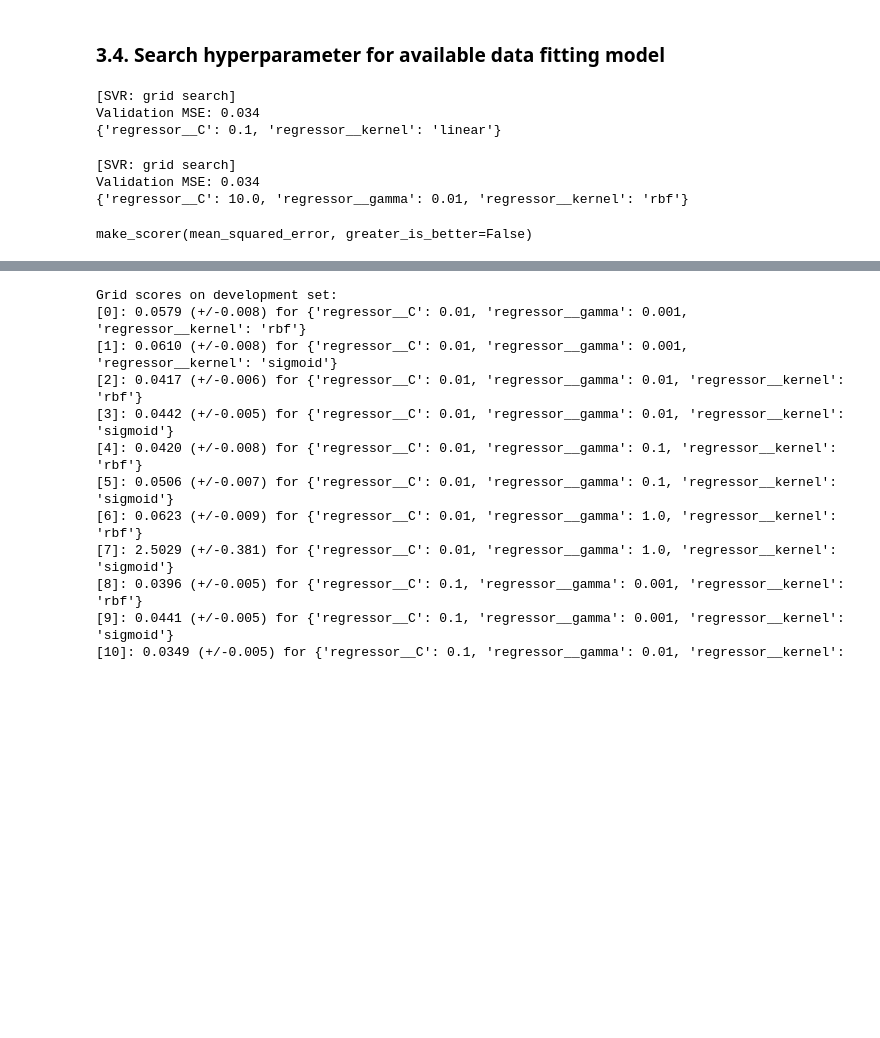
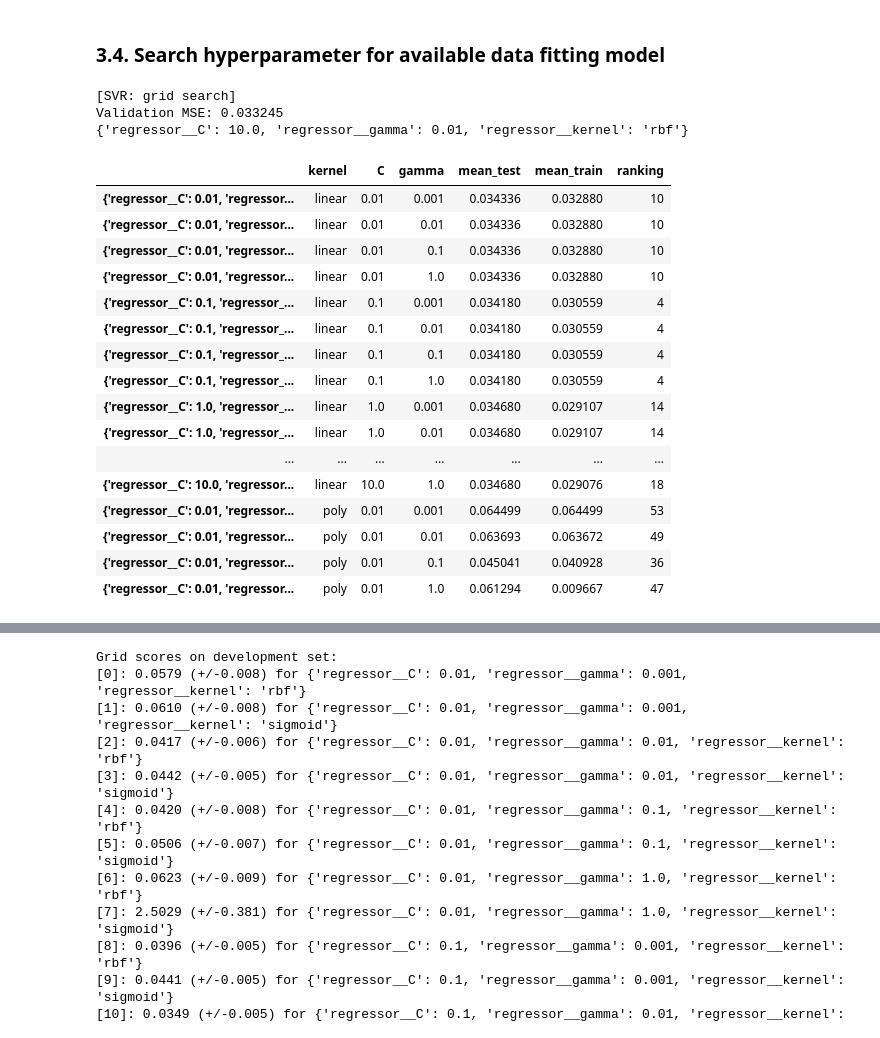
Before and after one commit to dagngyen/hcmus_23-24_coursesra-courses-analysis, a Jupyter notebook: Phase 2: Building model/svm-sigmoid copy.ipynb, the cells around one changed output, grey strips where cells are left out. Cells and saved outputs as stored; diff of their text form; code cells hidden in the pictures; blank space fills up the shorter version.

```diff
--- a/Phase 2: Building model/svm-sigmoid copy.ipynb
+++ b/Phase 2: Building model/svm-sigmoid copy.ipynb
@@ -197,20 +178,37 @@ gs = gs.fit(X_train, y_train)
 # %%
 print('[SVR: grid search]')
-print('Validation MSE: %.3f' % -gs.best_score_)  # Print as positive MSE # Common regression metric
-print(gs.best_params_)
+print('Validation MSE: %.6f' % -reg_gs.best_score_)  # Print as positive MSE # Common regression metric
+print(reg_gs.best_params_)
 # %% [output]
 [SVR: grid search]
-Validation MSE: 0.034
-{'regressor__C': 0.1, 'regressor__kernel': 'linear'}
+Validation MSE: 0.033245
+{'regressor__C': 10.0, 'regressor__gamma': 0.01, 'regressor__kernel': 'rbf'}
-# %%
-print('[SVR: grid search]')
-print('Validation MSE: %.3f' % -gs.best_score_)  # Print as positive MSE # Common regression metric
-print(gs_spe.best_params_)
-# %% [output]
-[SVR: grid search]
-Validation MSE: 0.034
-{'regressor__C': 10.0, 'regressor__gamma': 0.01, 'regressor__kernel': 'rbf'}
-# %%
-gs.cv_results_
-# %% [output]
-make_scorer(mean_squared_error, greater_is_better=False)
+# %%
+# Get scoring values of ref_gs
+recording_df = pd.DataFrame({'kernel':np.ma.getdata(reg_gs.cv_results_['param_regressor__kernel']),
+                             'C':np.ma.getdata(reg_gs.cv_results_['param_regressor__C']),
+                             'gamma':np.ma.getdata(reg_gs.cv_results_['param_regressor__gamma']),
+                             'mean_test':['{:f}'.format(item) for item in -reg_gs.cv_results_['mean_test_score'].round(6)],
+                             'mean_train':['{:f}'.format(item) for item in -reg_gs.cv_results_['mean_train_score'].round(6)],
+                             'ranking':reg_gs.cv_results_['rank_test_score']},
+                            index=reg_gs.cv_results_['params'])\
+                                .sort_values(by=['kernel', 'C', 'gamma'], ascending=[True, True, True])
+recording_df.head(20)
+# %% [output]
+|  | kernel | C | gamma | mean_test | mean_train | ranking |
+| {'regressor__C': 0.01, 'regressor... | linear | 0.01 | 0.001 | 0.034336 | 0.032880 | 10 |
+| {'regressor__C': 0.01, 'regressor... | linear | 0.01 | 0.01 | 0.034336 | 0.032880 | 10 |
+| {'regressor__C': 0.01, 'regressor... | linear | 0.01 | 0.1 | 0.034336 | 0.032880 | 10 |
+| {'regressor__C': 0.01, 'regressor... | linear | 0.01 | 1.0 | 0.034336 | 0.032880 | 10 |
+| {'regressor__C': 0.1, 'regressor_... | linear | 0.1 | 0.001 | 0.034180 | 0.030559 | 4 |
+| {'regressor__C': 0.1, 'regressor_... | linear | 0.1 | 0.01 | 0.034180 | 0.030559 | 4 |
+| {'regressor__C': 0.1, 'regressor_... | linear | 0.1 | 0.1 | 0.034180 | 0.030559 | 4 |
+| {'regressor__C': 0.1, 'regressor_... | linear | 0.1 | 1.0 | 0.034180 | 0.030559 | 4 |
+| {'regressor__C': 1.0, 'regressor_... | linear | 1.0 | 0.001 | 0.034680 | 0.029107 | 14 |
+| {'regressor__C': 1.0, 'regressor_... | linear | 1.0 | 0.01 | 0.034680 | 0.029107 | 14 |
+| ... | ... | ... | ... | ... | ... | ... |
+| {'regressor__C': 10.0, 'regressor... | linear | 10.0 | 1.0 | 0.034680 | 0.029076 | 18 |
+| {'regressor__C': 0.01, 'regressor... | poly | 0.01 | 0.001 | 0.064499 | 0.064499 | 53 |
+| {'regressor__C': 0.01, 'regressor... | poly | 0.01 | 0.01 | 0.063693 | 0.063672 | 49 |
+| {'regressor__C': 0.01, 'regressor... | poly | 0.01 | 0.1 | 0.045041 | 0.040928 | 36 |
+| {'regressor__C': 0.01, 'regressor... | poly | 0.01 | 1.0 | 0.061294 | 0.009667 | 47 |
```
Also changed, not shown: parts of 12 cells of this notebook, 1 other file.
